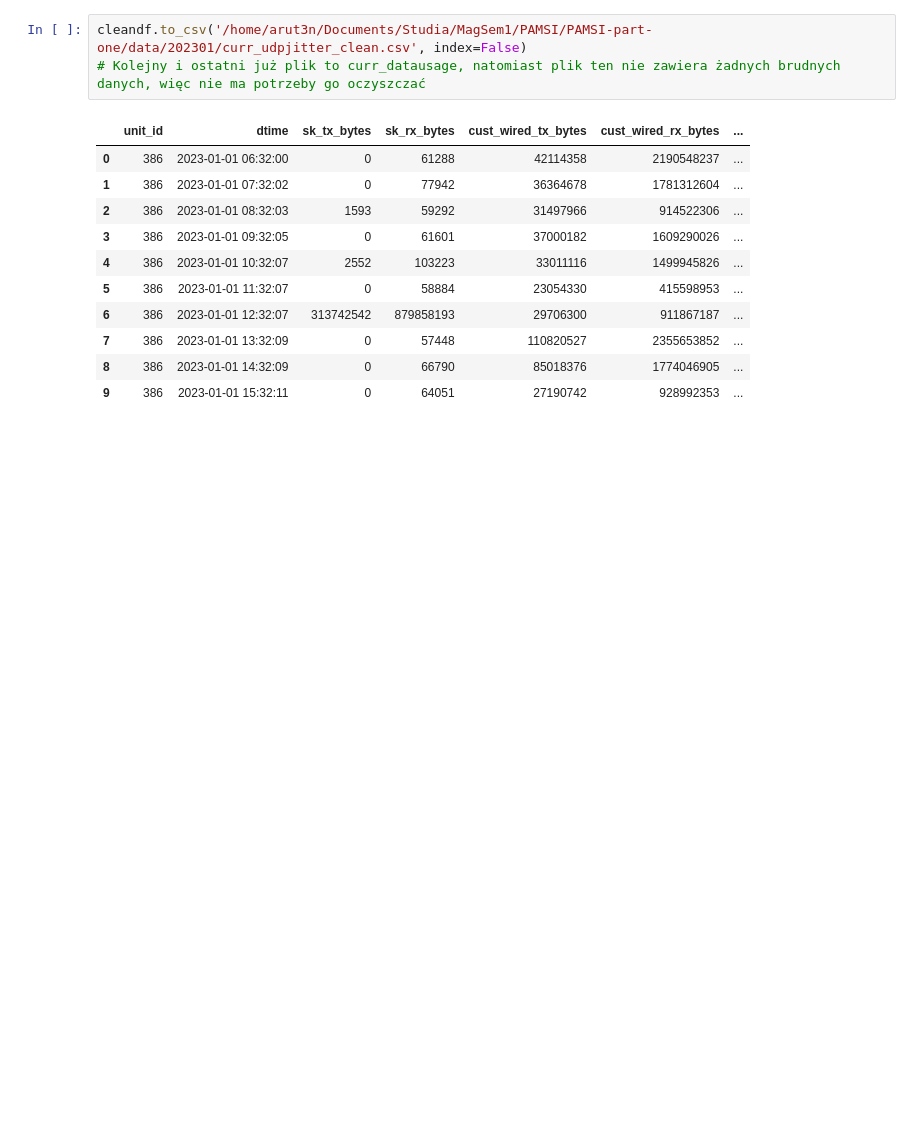
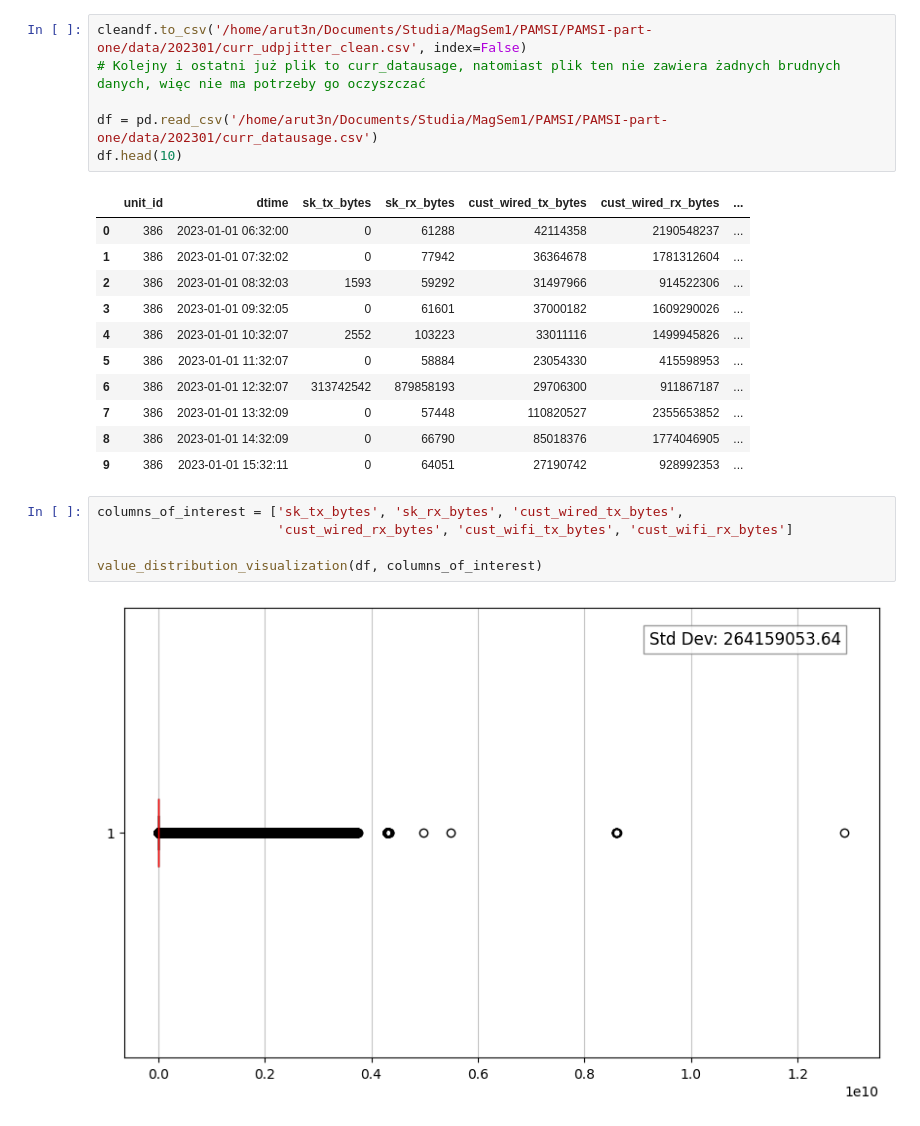
Before and after one commit to Arut3nCodes/PAMSI-part-one, a Jupyter notebook: DataCleanlinessStudy.ipynb, the cells around one changed output. Saved outputs shown, nothing was run; the diff lists cells and outputs as text; blank space fills up the shorter version.

```diff
--- a/DataCleanlinessStudy.ipynb
+++ b/DataCleanlinessStudy.ipynb
@@ -445,6 +507,9 @@ cleandf.head(10)
 # %%
 cleandf.to_csv('/home/arut3n/Documents/Studia/MagSem1/PAMSI/PAMSI-part-one/data/202301/curr_udpjitter_clean.csv', index=False)
 # Kolejny i ostatni już plik to curr_datausage, natomiast plik ten nie zawiera żadnych brudnych danych, więc nie ma potrzeby go oczyszczać
+
+df = pd.read_csv('/home/arut3n/Documents/Studia/MagSem1/PAMSI/PAMSI-part-one/data/202301/curr_datausage.csv')
+df.head(10)
 # %% [output]
 |  | unit_id | dtime | sk_tx_bytes | sk_rx_bytes | cust_wired_tx_bytes | cust_wired_rx_bytes | ... |
 | 0 | 386 | 2023-01-01 06:32:00 | 0 | 61288 | 42114358 | 2190548237 | ... |
@@ -457,3 +522,10 @@ cleandf.to_csv('/home/arut3n/Documents/Studia/MagSem1/PAMSI/PAMSI-part-one/data/
 | 7 | 386 | 2023-01-01 13:32:09 | 0 | 57448 | 110820527 | 2355653852 | ... |
 | 8 | 386 | 2023-01-01 14:32:09 | 0 | 66790 | 85018376 | 1774046905 | ... |
 | 9 | 386 | 2023-01-01 15:32:11 | 0 | 64051 | 27190742 | 928992353 | ... |
+# %%
+columns_of_interest = ['sk_tx_bytes', 'sk_rx_bytes', 'cust_wired_tx_bytes',
+                       'cust_wired_rx_bytes', 'cust_wifi_tx_bytes', 'cust_wifi_rx_bytes']
+
+value_distribution_visualization(df, columns_of_interest)
+# %% [output]
+[figure, added]
```
Also changed, not shown: parts of 5 cells of this notebook.
